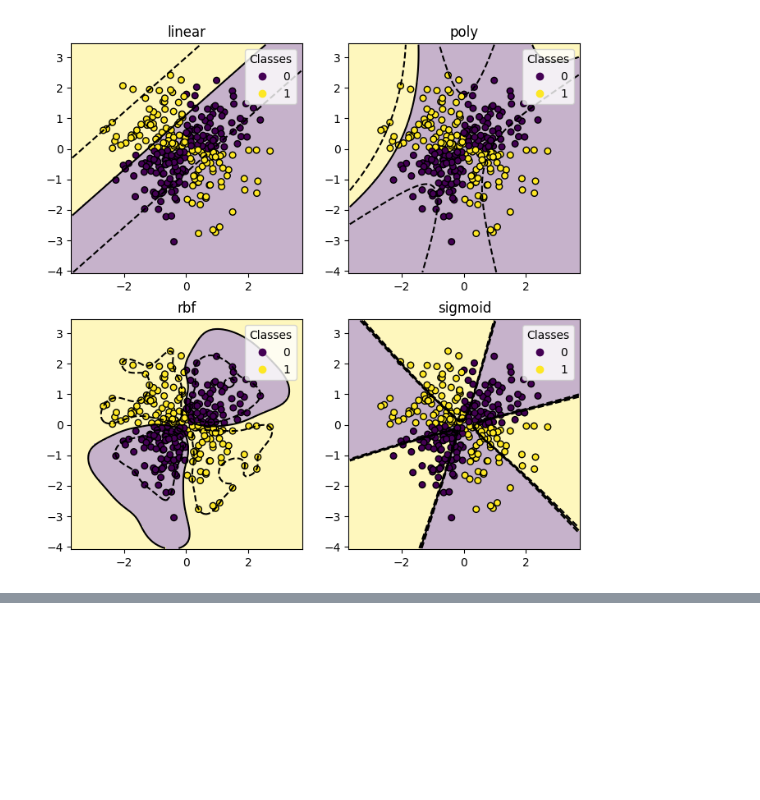
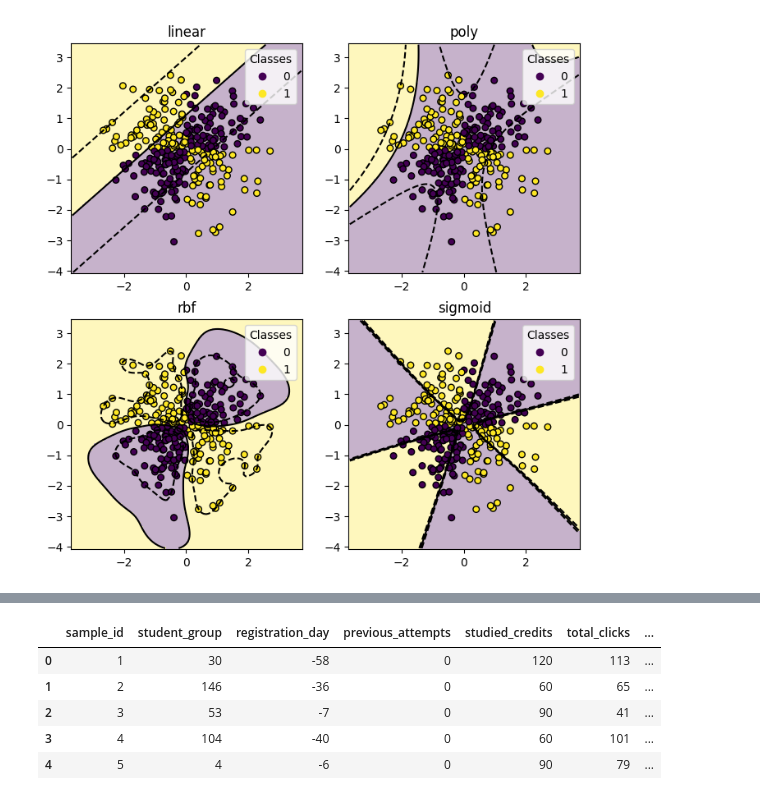
Before and after one commit to yulequan/STAT3612, a Jupyter notebook: src/tutorials/tutorial08/ensemble_svm_tutorial.ipynb, the cells around one changed output, grey strips where cells are left out. Drawn from its saved outputs; the diff is of its cells as text; code cells hidden in the pictures; blank space fills up the shorter version.

Commit message:
feat(tutorial08): sync 23-slide deck, hyperparameter examples and project starter

```diff
--- a/src/tutorials/tutorial08/ensemble_svm_tutorial.ipynb
+++ b/src/tutorials/tutorial08/ensemble_svm_tutorial.ipynb
@@ -447,0 +477,74 @@ plt.show()
+# %%
+from sklearn.impute import SimpleImputer
+from sklearn.metrics import log_loss
+from sklearn.model_selection import GroupKFold
+from sklearn.pipeline import make_pipeline
+from sklearn.preprocessing import StandardScaler
+
+# 1. Create a lightweight synthetic dataset matching the exact Final Project schema
+rng = np.random.default_rng(3612)
+n_samples = 400
+train_df = pd.DataFrame({
+    "sample_id": np.arange(1, n_samples + 1),
+    "student_group": rng.integers(1, 160, size=n_samples),  # repeated students across terms
+    "registration_day": rng.integers(-60, 0, size=n_samples),
+    "previous_attempts": rng.choice([0, 1, 2], size=n_samples, p=[0.8, 0.15, 0.05]),
+    "studied_credits": rng.choice([60, 90, 120], size=n_samples),
+})
+vle_events = pd.DataFrame({
+    "sample_id": rng.choice(train_df["sample_id"], size=3500),
+    "day": rng.integers(0, 29, size=3500),
+    "clicks": rng.integers(1, 25, size=3500),
+})
+past_assessments = pd.DataFrame({
+    "sample_id": rng.choice(train_df["sample_id"], size=600),
+    "due_day": rng.integers(10, 28, size=600),
+    "submitted_day": rng.integers(8, 30, size=600),
+    "weight": rng.choice([10.0, 20.0, 30.0], size=600),
+})
+
+# 2. Multi-table feature aggregation to sample_id level
+vle_agg = vle_events.groupby("sample_id").agg(
+    total_clicks=("clicks", "sum"),
+    active_days=("day", "nunique"),
+).reset_index()
+recent_agg = (
+    vle_events[vle_events["day"] >= 22]
+    .groupby("sample_id")["clicks"].sum()
+    .rename("recent_clicks")
+    .reset_index()
+)
+assess_agg = past_assessments.assign(
+    delay=past_assessments["submitted_day"] - past_assessments["due_day"]
+).groupby("sample_id").agg(
+    n_submitted=("weight", "count"),
+    mean_delay=("delay", "mean"),
+).reset_index()
+
+feat_df = (
+    train_df.merge(vle_agg, on="sample_id", how="left")
+    .merge(recent_agg, on="sample_id", how="left")
+    .merge(assess_agg, on="sample_id", how="left")
+)
+feat_df[["total_clicks", "active_days", "recent_clicks", "n_submitted"]] = (
+    feat_df[["total_clicks", "active_days", "recent_clicks", "n_submitted"]].fillna(0)
+)
+# Synthetic target: lower recent clicks & higher submission delay -> higher pause risk
+logit = -0.04 * feat_df["recent_clicks"] - 0.08 * feat_df["active_days"] + 0.8
+prob = 1 / (1 + np.exp(-logit))
+feat_df["target"] = rng.binomial(1, prob)
+feature_cols = [
+    "registration_day", "previous_attempts", "studied_credits",
+    "total_clicks", "active_days", "recent_clicks", "n_submitted", "mean_delay",
+]
+X_proj = feat_df[feature_cols]
+y_proj = feat_df["target"]
+groups = feat_df["student_group"]
+feat_df.head()
+# %% [output]
+|  | sample_id | student_group | registration_day | previous_attempts | studied_credits | total_clicks | ... |
+| 0 | 1 | 30 | -58 | 0 | 120 | 113 | ... |
+| 1 | 2 | 146 | -36 | 0 | 60 | 65 | ... |
+| 2 | 3 | 53 | -7 | 0 | 90 | 41 | ... |
+| 3 | 4 | 104 | -40 | 0 | 60 | 101 | ... |
+| 4 | 5 | 4 | -6 | 0 | 90 | 79 | ... |
```
Also changed, not shown: parts of 4 cells of this notebook, 4 other files.
